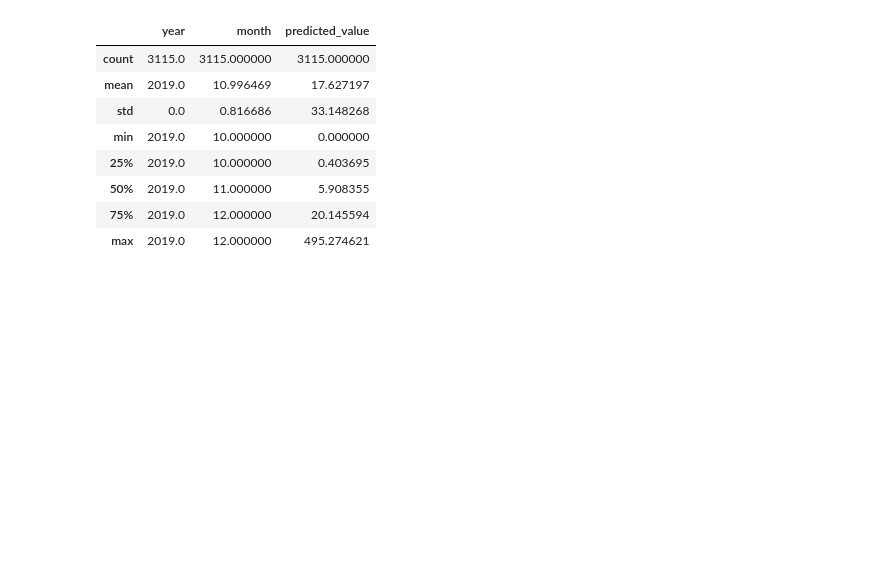
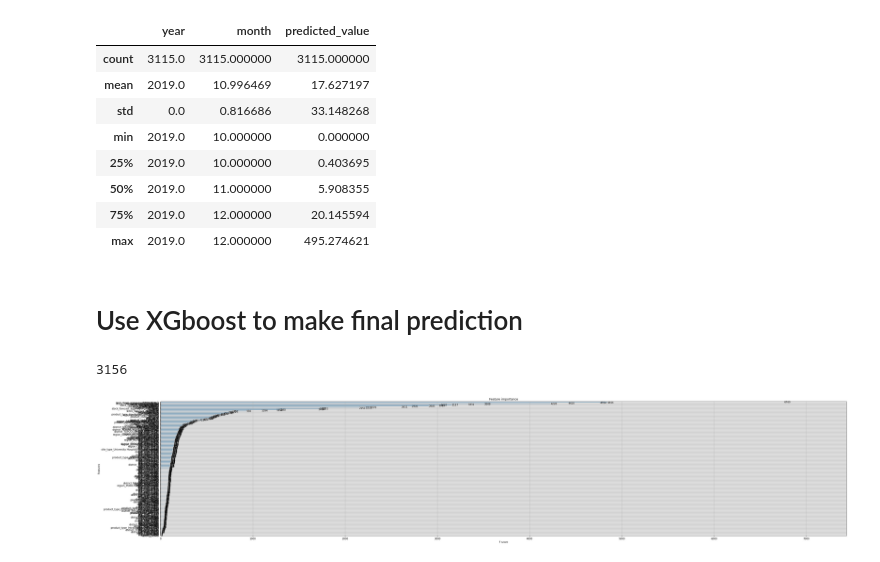
Before and after one commit to herbsh/USAID_Forecast_submit, a Jupyter notebook: 1_code/ensemble.ipynb, the cells around one changed output. Drawn from its saved outputs; the diff is of its cells as text; code cells hidden in the pictures; blank space fills up the shorter version.

```diff
--- a/1_code/ensemble.ipynb
+++ b/1_code/ensemble.ipynb
@@ -644,3 +644,24 @@ submission_format.describe()
 | 50% | 2019.0 | 11.000000 | 5.908355 |
 | 75% | 2019.0 | 12.000000 | 20.145594 |
 | max | 2019.0 | 12.000000 | 495.274621 |
+# %% [markdown]
+# Use XGboost to make final prediction
+# %%
+df_train=df_ensemble.set_index('date')[:'2019-9']
+df_pred=df_ensemble.set_index('date')['2019-10':'2019-12']
+Xs_train=Xs[:df_train.shape[0]]
+y_train=y[:df_train.shape[0]]
+Xs_pred=Xs[-df_pred.shape[0]:]
+
+
+data_dmatrix = xgb.DMatrix(data=Xs,label=y)
+
+xg_reg = xgb.XGBRegressor(objective ='reg:squarederror', colsample_bytree = 0.3, learning_rate = 0.1,
+                max_depth = 30, alpha = 10, n_estimators = 20)
+xg_reg.fit(Xs_train,y_train)
+
+preds = xg_reg.predict(Xs_pred)
+# %%
+len(preds)
+# %% [output]
+3156
@@ -646,0 +671,15 @@ submission_format.describe()
+# %%
+df_train=df_ensemble.set_index('date')[:'2019-9']
+df_pred=df_ensemble.set_index('date')['2019-10':'2019-12']
+X_train=X[:df_train.shape[0]]
+y_train=y[:df_train.shape[0]]
+X_pred=X[-df_pred.shape[0]:]
+
+
+data_dmatrix = xgb.DMatrix(data=Xs,label=y)
+
+xg_reg = xgb.XGBRegressor(objective ='reg:squarederror', colsample_bytree = 0.3, learning_rate = 0.1,
+                max_depth = 30, alpha = 10, n_estimators = 20)
+xg_reg.fit(X_train,y_train)
+# %% [output]
+[figure, added]
```
Also changed, not shown: parts of 2 cells of this notebook, 2 other files.
